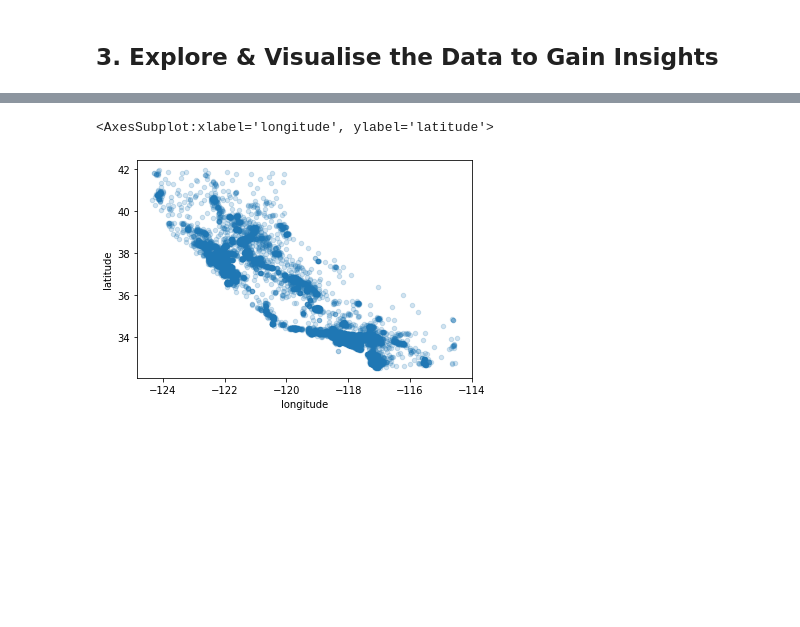
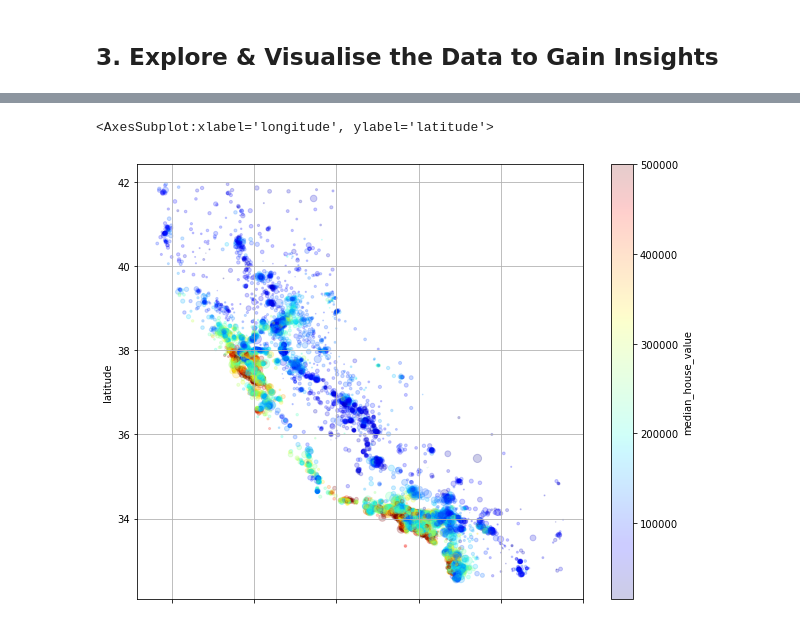
Before and after one commit to thakareakshay1709/my-datascience-learnings, a Jupyter notebook: books/hands-on-ml-3/chapter2/housing/chapter2.ipynb, the cells around one changed output, grey strips where cells are left out. Saved outputs shown, nothing was run; the diff lists cells and outputs as text; code cells hidden in the pictures; blank space fills up the shorter version.

Commit message:
visualisation of data points

```diff
--- a/books/hands-on-ml-3/chapter2/housing/chapter2.ipynb
+++ b/books/hands-on-ml-3/chapter2/housing/chapter2.ipynb
@@ -144,7 +144,10 @@ housing.head(5)
 # %%
 # As we are dealing with geographical data so it make sense to plot the scatterplot
 
-housing.plot(kind="scatter", x="longitude", y="latitude", alpha=0.2) # alpha represents high density areas
+housing.plot(kind="scatter", x="longitude", y="latitude", alpha=0.2,
+            grid=True, s=housing["population"]/100,
+             cmap="jet", c="median_house_value",
+            figsize=(10,8)) # alpha represents high density areas
 # %% [output]
 <AxesSubplot:xlabel='longitude', ylabel='latitude'>
-[figure, old version]
+[figure, new version]
```
